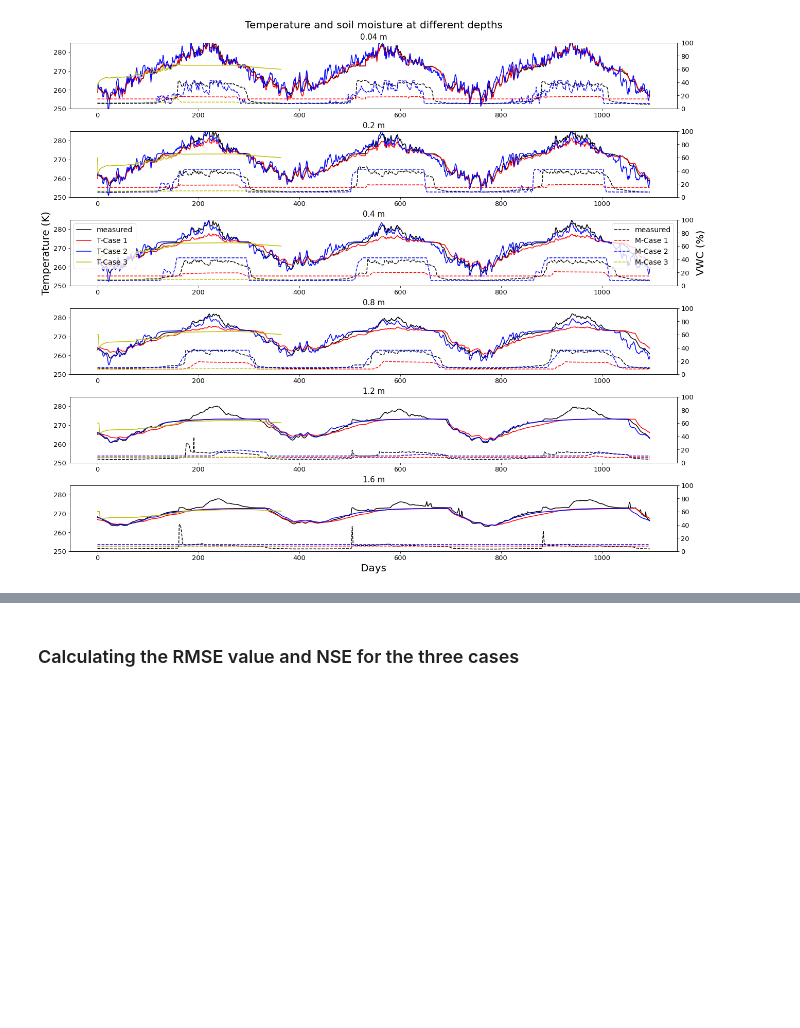
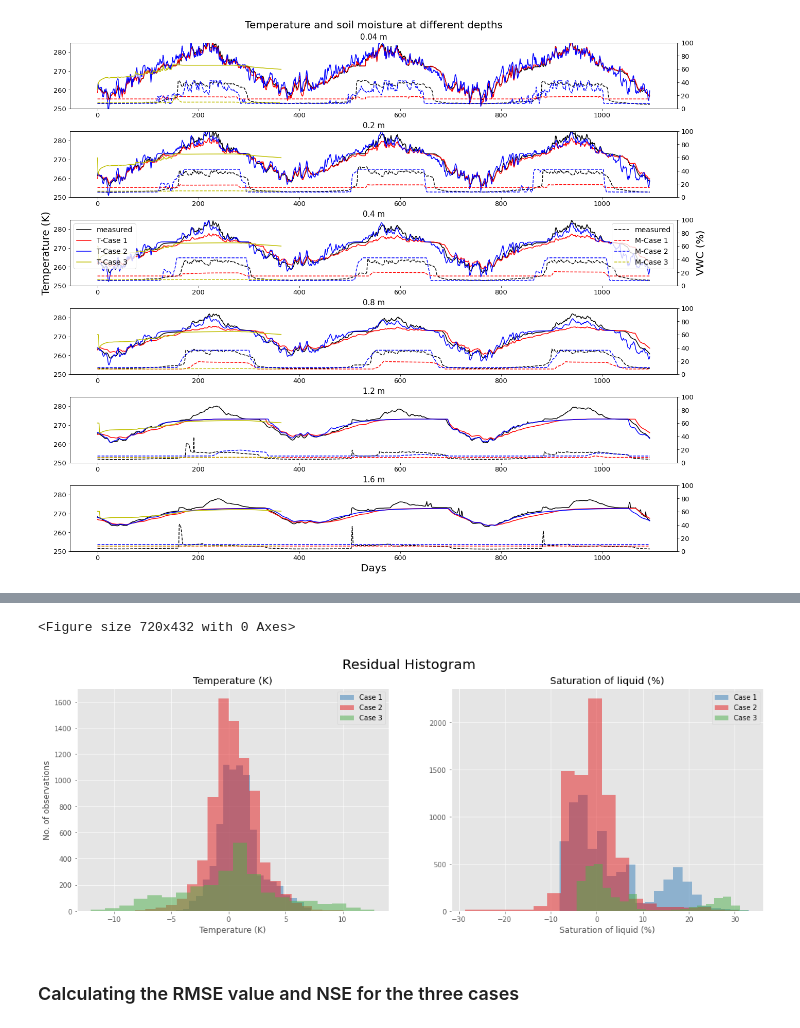
Before and after one commit to radhakrishnabl96/datamshapratirupa, a Jupyter notebook: 5_calib/Output_comp_analysis.ipynb, the cells around one changed output, grey strips where cells are left out. Drawn from its saved outputs; the diff is of its cells as text; code cells hidden in the pictures; blank space fills up the shorter version.

```diff
--- a/5_calib/Output_comp_analysis.ipynb
+++ b/5_calib/Output_comp_analysis.ipynb
@@ -1237,3 +1248,48 @@ Text(0.5, 26.200000000000003, 'Days')
+# %%
+# Calculate the residuals for Case 2:
+temp_measured_2 = res_2.iloc[:np.int(len(res_2)/2),2] # The 2nd column contains the measured values and we have only temperature values from the first half of the values
+mois_measured_2 = res_2.iloc[np.int(len(res_2)/2):,2]
+
+temp_sim_2 = res_2.iloc[:np.int(len(res_2)/2),3] # The 3rd column contains the simulated values
+mois_sim_2 = res_2.iloc[np.int(len(res_2)/2):,3]
+
+temp_res_2 = res_2.iloc[:np.int(len(res_2)/2),4] # The 4th column contains the residual values
+mois_res_2 = res_2.iloc[np.int(len(res_2)/2):,4]
+# %%
+# Calculate the residuals for Case 3:
+temp_measured_3 = res_3.iloc[:np.int(len(res_3)/2),2] # The 2nd column contains the measured values and we have only temperature values from the first half of the values
+mois_measured_3 = res_3.iloc[np.int(len(res_3)/2):,2]
+
+temp_sim_3 = res_3.iloc[:np.int(len(res_3)/2),3] # The 3rd column contains the simulated values
+mois_sim_3 = res_3.iloc[np.int(len(res_3)/2):,3]
+
+temp_res_3 = res_3.iloc[:np.int(len(res_3)/2),4] # The 4th column contains the residual values
+mois_res_3 = res_3.iloc[np.int(len(res_3)/2):,4]
+# %%
+plt.style.use('ggplot')
+plt.figure(figsize=(10,6))
+
+fig, (ax1, ax2) = plt.subplots(1, 2)
+fig.suptitle('Residual Histogram', fontsize=20)
+fig.set_size_inches(18, 6)
+ax1.hist(temp_res_1, bins=20, color='#377eb8',alpha=0.5,label='Case 1')
+ax2.hist(mois_res_1, bins=20, color='#377eb8',alpha=0.5,label='Case 1')
+ax1.hist(temp_res_2, bins=20, color='#e41a1c',alpha=0.5,label='Case 2')
+ax2.hist(mois_res_2, bins=20, color='#e41a1c',alpha=0.5,label='Case 2')
+ax1.hist(temp_res_3, bins=20, color='#4daf4a',alpha=0.5,label='Case 3')
+ax2.hist(mois_res_3, bins=20, color='#4daf4a',alpha=0.5,label='Case 3')
+ax1.set_ylabel('No. of observations')
+#ax1.set_title(f'Temp: Std.dev = {np.round(temp_res_1.std(),3)} K, Mean = {np.round(temp_res_1.mean(),3)} K')
+ax1.set_title(f'Temperature (K)')
+ax2.set_title(f'Saturation of liquid (%)')
+ax1.set_xlabel('Temperature (K)')
+ax2.set_xlabel('Saturation of liquid (%)')
+ax1.legend()
+ax2.legend()
+plt.show()
+# %% [output]
+<Figure size 720x432 with 0 Axes>
+[figure, added]
 # %% [markdown]
 ### Calculating the RMSE value and NSE for the three cases
 # %% [markdown]
```
Also changed, not shown: parts of 31 cells of this notebook, 21 other files.
